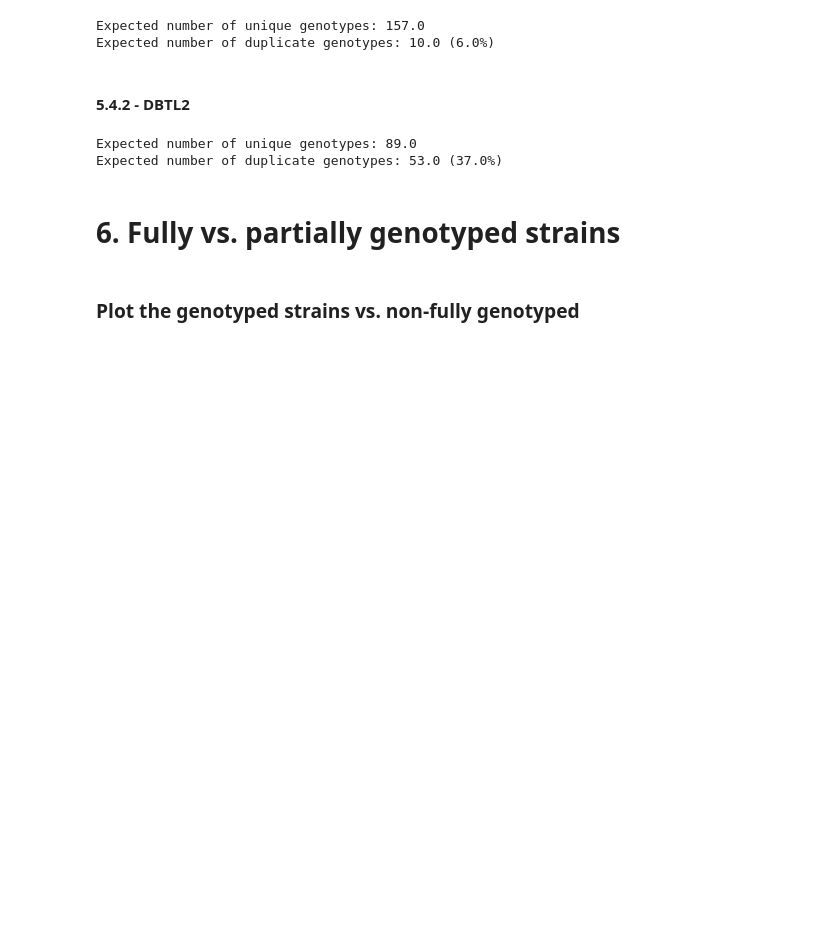
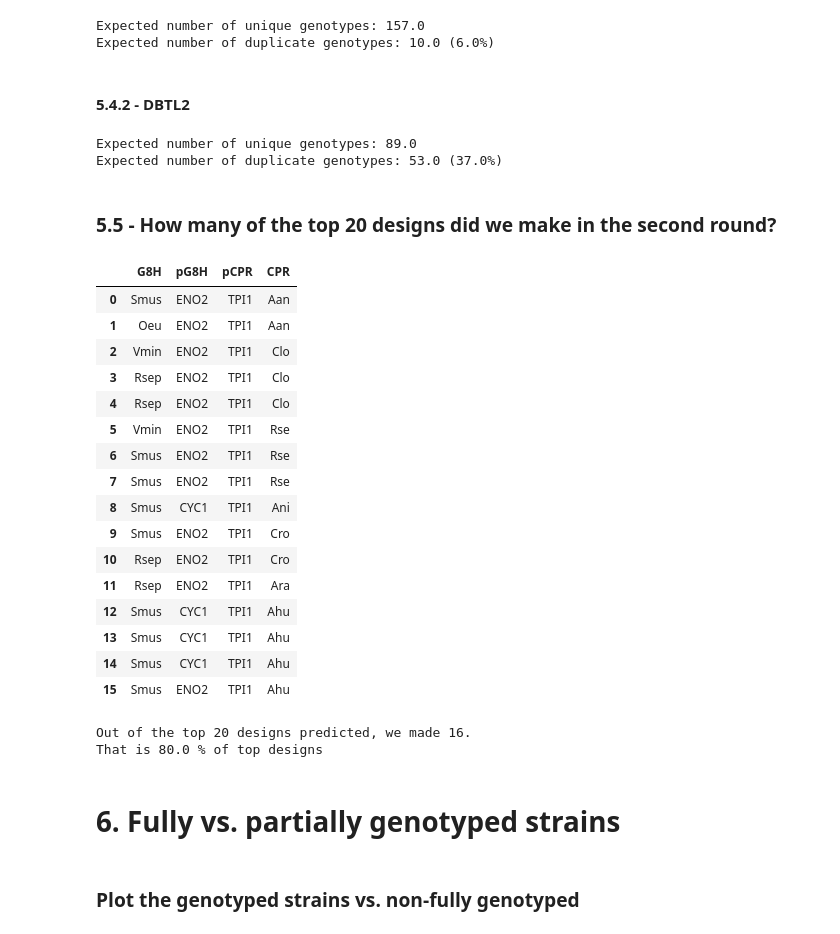
Before and after one commit to hiyama341/teemi, a Jupyter notebook: colab_notebooks/10_2_TEST_Library_Characterization.ipynb, the cells around one changed output. Cells and saved outputs as stored; diff of their text form; code cells hidden in the pictures; blank space fills up the shorter version.

```diff
--- a/colab_notebooks/10_2_TEST_Library_Characterization.ipynb
+++ b/colab_notebooks/10_2_TEST_Library_Characterization.ipynb
@@ -1412,6 +1412,77 @@ exp_num_equal_prob(num_repetitions = 10000,
 # %% [output]
 Expected number of unique genotypes: 89.0
 Expected number of duplicate genotypes: 53.0 (37.0%)
+# %% [markdown]
+### 5.5 - How many of the top 20 designs did we make in the second round?
+# %%
+df_top_predicted_designs = pd.read_csv('G8H_CPR_library/data/09-AutoML/all_predictions/first_round/Predicted_strict_named_CMP_RMSE.csv')[:20]
+df_top_predicted_designs = df_top_predicted_designs[['G8H', 'pG8H','pCPR','CPR']]
+second_round_strains_made = pd.read_csv('G8H_CPR_library/data/09-AutoML/input_to_ml/second_round/input_for_ml_2nd_iteration_all_analytics.csv')
+
+# changing the names to fit with the other dataframe
+g8h_list_of_index = ["Cacu", "Opum","Cro","Vmin","Smus","Rsep","Oeu","Ccal"]
+cpr_list_of_index = ["Cro", "Aan","Ara","Clo","Rse","Ahu","Ani","Cac","Oeu","Cpo"]
+
+list_of_promoters = ["CYC1", "ENO2","PCK1","RPL15B", "CCW12", "TPI1","MLS1","URE2"]
+
+promoter_dict = {i+1:list_of_promoters[i]for i in range(len(list_of_promoters))}
+
+
+g8h_genotype = []
+cpr_genotype = []
+pg8h_genotype = []
+pcpr_genotype = []
+
+# adding index of genotypes to individual rows
+for index, row in second_round_strains_made.iterrows():
+    # homologs
+    g8h_name = g8h_list_of_index[int(row['0']-1)]
+    cpr_name = cpr_list_of_index[int(row['3']-1)]
+
+    # promoters
+    pg8h_name =promoter_dict[row['1']]
+    pcpr_name = promoter_dict[row['2']]
+
+
+    # save the genotypes
+    g8h_genotype.append(g8h_name)
+    cpr_genotype.append(cpr_name)
+    pg8h_genotype.append(pg8h_name)
+    pcpr_genotype.append(pcpr_name)
+
+second_round_strains_made['G8H'] = g8h_genotype
+second_round_strains_made['CPR'] = cpr_genotype
+second_round_strains_made['pG8H'] = pg8h_genotype
+second_round_strains_made['pCPR'] = pcpr_genotype
+second_round_strains_made = second_round_strains_made[['G8H', 'pG8H','pCPR','CPR']]
+
+# Merging the two dataframes on the basis of common rows
+common_rows = pd.merge(second_round_strains_made, df_top_predicted_designs)
+common_rows
+# %% [output]
+|  | G8H | pG8H | pCPR | CPR |
+| 0 | Smus | ENO2 | TPI1 | Aan |
+| 1 | Oeu | ENO2 | TPI1 | Aan |
+| 2 | Vmin | ENO2 | TPI1 | Clo |
+| 3 | Rsep | ENO2 | TPI1 | Clo |
+| 4 | Rsep | ENO2 | TPI1 | Clo |
+| 5 | Vmin | ENO2 | TPI1 | Rse |
+| 6 | Smus | ENO2 | TPI1 | Rse |
+| 7 | Smus | ENO2 | TPI1 | Rse |
+| 8 | Smus | CYC1 | TPI1 | Ani |
+| 9 | Smus | ENO2 | TPI1 | Cro |
+| 10 | Rsep | ENO2 | TPI1 | Cro |
+| 11 | Rsep | ENO2 | TPI1 | Ara |
+| 12 | Smus | CYC1 | TPI1 | Ahu |
+| 13 | Smus | CYC1 | TPI1 | Ahu |
+| 14 | Smus | CYC1 | TPI1 | Ahu |
+| 15 | Smus | ENO2 | TPI1 | Ahu |
+# %%
+print(f'Out of the top {len(df_top_predicted_designs)} designs predicted, we made {len(common_rows)}.')
+print(f'That is {len(common_rows)/len(df_top_predicted_designs)*100:.3} % of top designs')
+# %% [output]
+Out of the top 20 designs predicted, we made 16.
+That is 80.0 % of top designs
 # %% [markdown]
 # 6. Fully vs. partially genotyped strains
 # %% [markdown]
```
Also changed, not shown: parts of 4 cells of this notebook.
